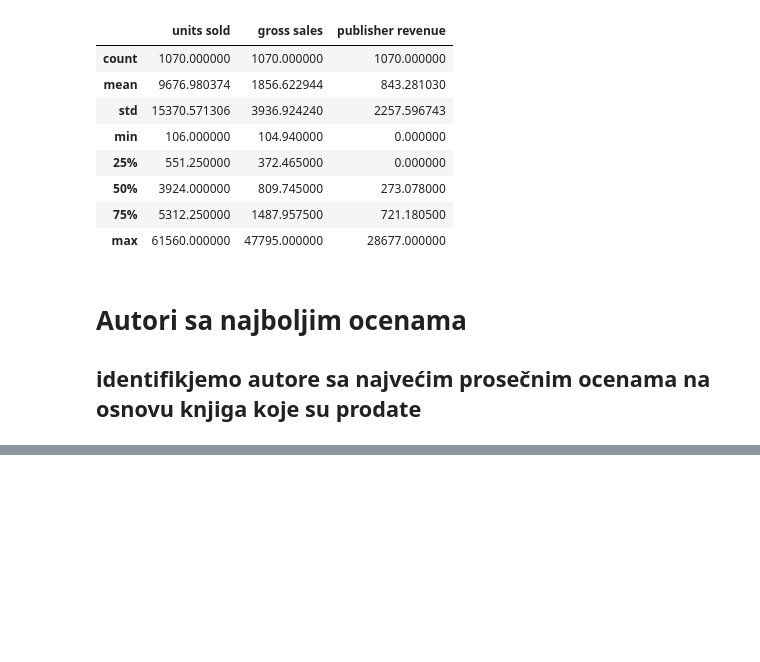
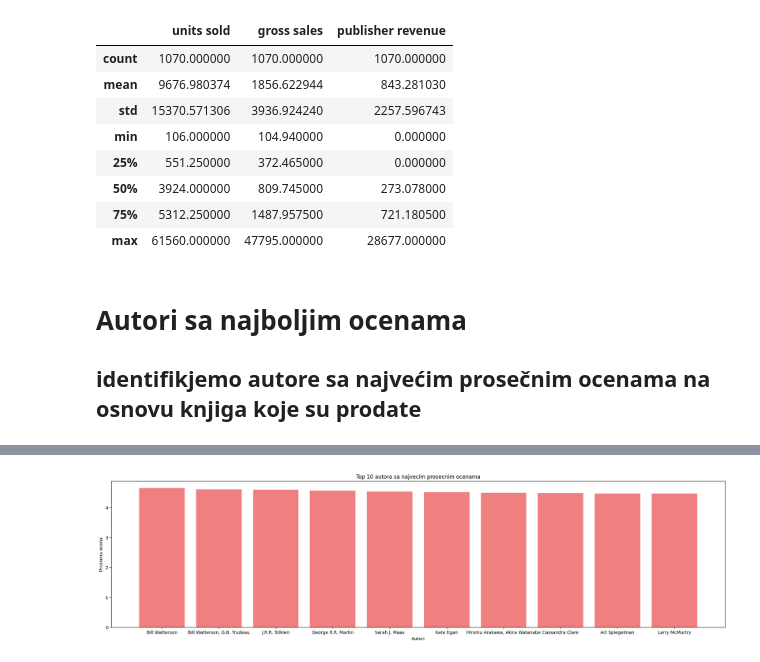
Before and after one commit to lamijakoca/Books_sales-ratings, a Jupyter notebook: books_analysis.ipynb, the cells around one changed output, grey strips where cells are left out. Saved outputs shown, nothing was run; the diff lists cells and outputs as text; code cells hidden in the pictures; blank space fills up the shorter version.

Commit message:
analiza autora sa najboljim ocenama

```diff
--- a/books_analysis.ipynb
+++ b/books_analysis.ipynb
@@ -90,0 +108,3 @@ selected_columns.describe()
+# %%
+grouped_authors = df.groupby('Author').agg({'Book_average_rating':'mean', 'units sold':'sum'}).reset_index()
+grouped_authors
@@ -90,0 +125,3 @@ selected_columns.describe()
+# %%
+sorted_authors = grouped_authors.sort_values(by='Book_average_rating', ascending=False)
+sorted_authors
@@ -90,0 +142,9 @@ selected_columns.describe()
+# %%
+plt.figure(figsize=(25,6))
+plt.bar(sorted_authors['Author'][:10], sorted_authors['Book_average_rating'][:10], color='lightcoral')
+plt.title('Top 10 autora sa najvecim prosecnim ocenama')
+plt.xlabel('Autori')
+plt.ylabel('Prosecna ocena')
+plt.show()
+# %% [output]
+[figure, added]
```
Also changed, not shown: parts of 5 cells of this notebook.
